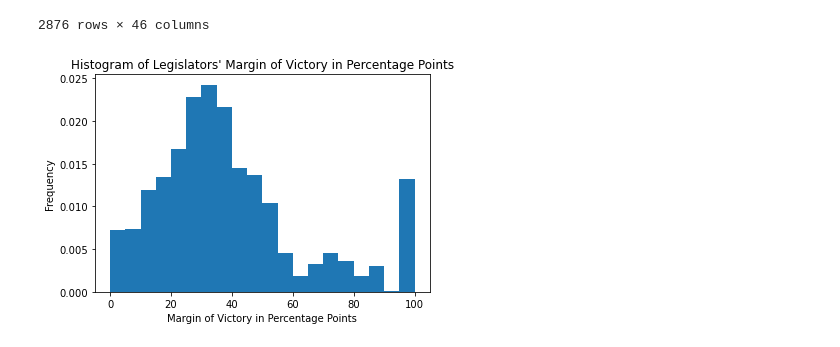
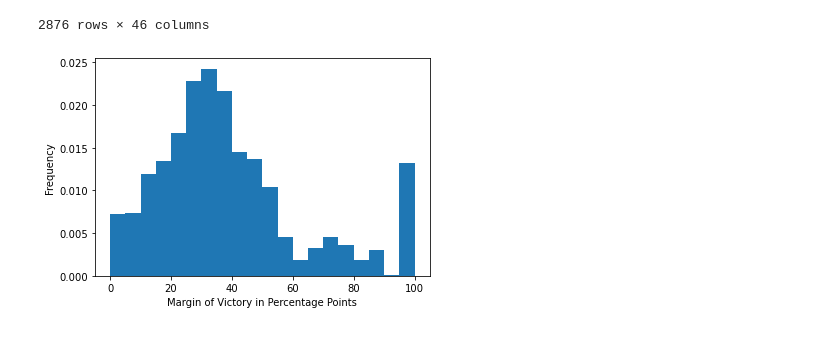
Before and after one commit to kwkak37/CompMethods2021-KohKW, a Jupyter notebook: BufferStockTheory.ipynb, the cells around one changed output. Drawn from its saved outputs; the diff is of its cells as text; code cells hidden in the pictures.

```diff
--- a/BufferStockTheory.ipynb
+++ b/BufferStockTheory.ipynb
@@ -51,12 +51,11 @@ OwnData
 2876 rows × 46 columns
 # %%
 fig = plt.hist(OwnData.mov_past, bins=np.linspace(0,100,21), density=True)
-plt.title('Histogram of Legislators\' Margin of Victory in Percentage Points')
 plt.xlabel('Margin of Victory in Percentage Points')
 plt.ylabel('Frequency')
 plt.savefig("TestFig1",transparent=False)
 # %% [output]
-[figure, old version]
+[figure, new version]
 # %%
 os.replace(filepath + "/TestFig1.png", filepath + "/Figures/TestFig1.png")
 # %%
```
Also changed, not shown: parts of 4 cells of this notebook, 21 other files.
